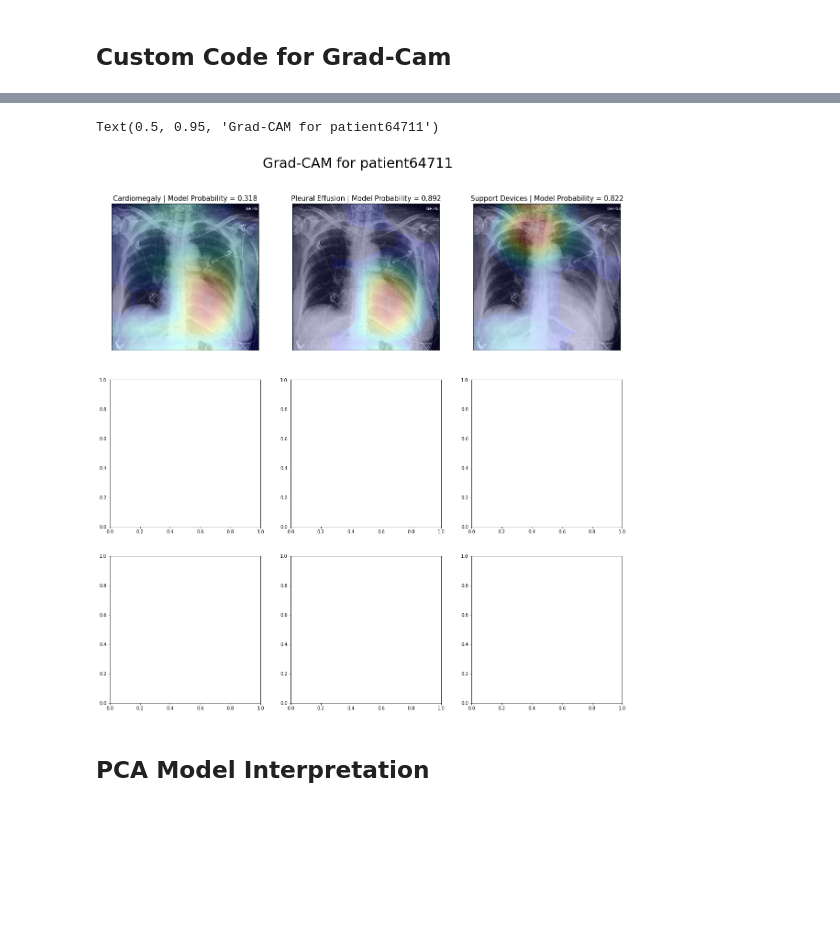
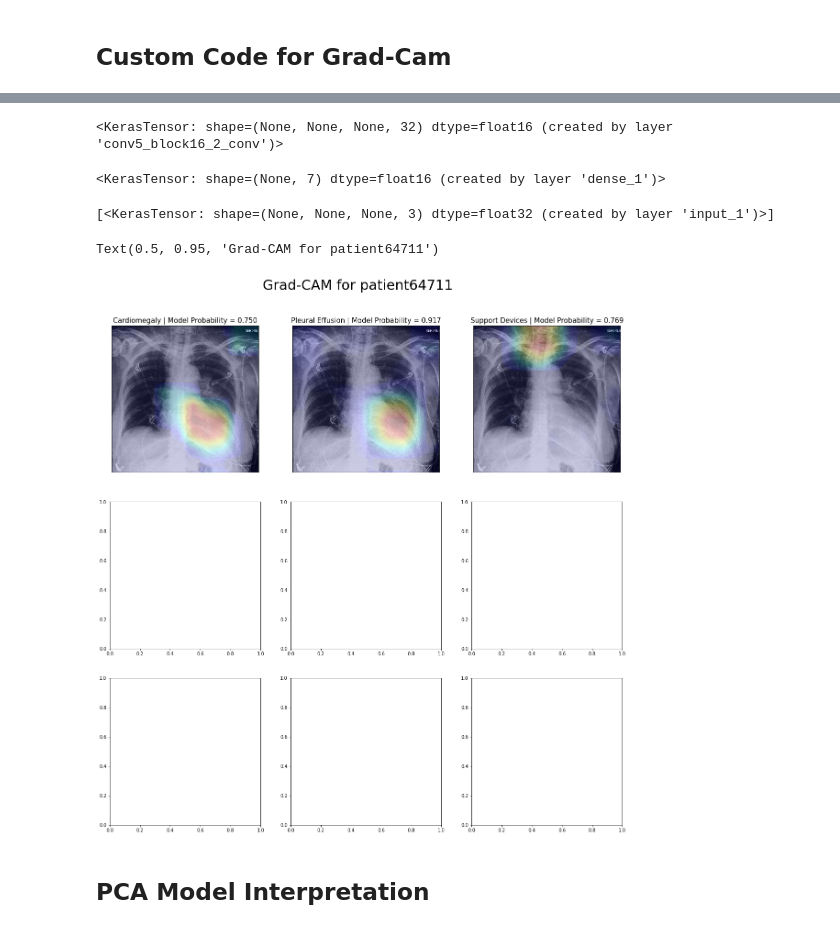
Before and after one commit to jiahui890/chexpert-aml, a Jupyter notebook: notebooks/Model Interpretation.ipynb, the cells around one changed output, grey strips where cells are left out. Saved outputs shown, nothing was run; the diff lists cells and outputs as text; code cells hidden in the pictures; blank space fills up the shorter version.

```diff
--- a/notebooks/Model Interpretation.ipynb
+++ b/notebooks/Model Interpretation.ipynb
@@ -133,6 +150,13 @@ tfds = tfds.batch(batch_size)
 
 #prefetch
 tfds = tfds.prefetch(tf.data.AUTOTUNE)
+# %%
+y_test_multi = []
+for x, test_label in tfds:
+    for item in test_label:
+        y_test_multi.append(item.numpy())
+
+y_test_multi = np.array(y_test_multi)
 # %% [markdown]
 ## Model Prediction
 # %%
@@ -155,0 +354,34 @@ Support Devices: 82.177734375 % 1.0
+# %%
+fig = plt.figure(figsize=(15, 10))
+medical_labels = ['Atelectasis', 'Cardiomegaly', 'Consolidation', 'Edema', 'Pleural Effusion', 'No Finding', 'Support Devices']
+for idx, label in enumerate(return_labels):
+    if label in medical_labels:
+        if process_cnn:
+            y_test = y_test_multi[:, idx]
+            y_pred = y_pred_multi[:, idx]
+        else:
+            y_test = y_test_multi[label]
+            y_pred = y_pred_multi[idx, :, 1]
+            #y_pred_label = y_pred_labels[:, idx]
+        y_pred_label = np.zeros(shape=y_pred.shape)
+        auc = roc_auc_score(y_true=y_test, y_score=y_pred)
+        precision, recall, pr_threshold = precision_recall_curve(y_true=y_test, probas_pred=y_pred)
+        fpr, tpr, thresholds = roc_curve(y_true=y_test, y_score=y_pred)
+        gmeans = np.sqrt(tpr * (1 - fpr))
+        # locate the index of the largest g-mean
+        ix = np.argmax(gmeans)
+        # assign the prob above threshold to be label 1
+        cutoff = thresholds[ix]
+        y_pred_label[y_pred >= cutoff] = 1
+        #calc accuracy and f1-score
+        accuracy_dummy = accuracy_score(y_true=y_test, y_pred=np.ones(shape=y_pred.shape))
+        accuracy = accuracy_score(y_true=y_test, y_pred=y_pred_label)
+        f1 = f1_score(y_true=y_test, y_pred=y_pred_label)
+        f1_dummy = f1_score(y_true=y_test, y_pred=np.ones(shape=y_pred.shape))
+        ax = fig.add_subplot()
+        ax.plot(fpr, tpr, label=f"{label}: %.3f " % (auc))
+        ax.legend(fontsize=15, loc='lower right')
+        ax.tick_params(labelsize=15)
+        ax.set_title(f"ROC curve for DenseNet121 (gradual transfer, random uncertain label)", fontsize=20)
+        ax.set_xlabel("False Positive Rate", fontsize=15)
+        ax.set_ylabel("True Positive Rate", fontsize=15)
@@ -233,6 +487,18 @@ model.inputs
+# %%
+model.layers[2].get_layer(last_conv_layer_name).output
+# %% [output]
+<KerasTensor: shape=(None, None, None, 32) dtype=float16 (created by layer 'conv5_block16_2_conv')>
+# %%
+model.layers[-2].output
+# %% [output]
+<KerasTensor: shape=(None, 7) dtype=float16 (created by layer 'dense_1')>
+# %%
+model.layers[2].inputs
+# %% [output]
+[<KerasTensor: shape=(None, None, None, 3) dtype=float32 (created by layer 'input_1')>]
 # %%
 grad_model = tf.keras.models.Model(
-    model.inputs, [model.get_layer(last_conv_layer_name).output, model.layers[-2].output]
+    [model.inputs], [model.get_layer('global_average_pooling2d').input, model.layers[-2].output]
 )
 # %%
 list_heatmap = []
@@ -255,31 +521,31 @@ for idx, label in enumerate(return_labels):
 # %%
 row, col = 3, 3
 alpha = 0.2
 extent = 0, image_cnn.shape[1], 0, image_cnn.shape[1]
 fig, axes = plt.subplots(3, 3, figsize=(20,20))
 for i in range(len(list_heatmap)):
 
     r = i // row
     c = i % col
     # Rescale heatmap to a range 0-255
     heatmap_resize = resize(list_heatmap[i], output_shape=(image_cnn.shape[1], image_cnn.shape[0]))
-    heatmap_resize[np.where(heatmap_resize < 0.1)] = np.nan
+    heatmap_resize[np.where(heatmap_resize < 0.01)] = np.nan
     heatmap_gaussian = np.uint8(255 * gaussian(heatmap_resize, sigma=3))
 
     my_cmap = plt.cm.jet
 
     _ = axes[r][c].imshow(image_cnn, cmap='gray', vmin=0, vmax=255, extent=extent)
     _ = axes[r][c].imshow(heatmap_gaussian, cmap=my_cmap, vmin=0, vmax=255,
                           alpha=alpha, extent=extent, interpolation='none')
     axes[r][c].set_xticks(())
     axes[r][c].set_yticks(())
     label, prob = list_to_plot[i]
     axes[r][c].set_title(f"{label} | Model Probability = %.3f" % (prob), fontsize=15)
 
 plt.figtext(0.5, 0.95, f'Grad-CAM for {patient}', ha='center', va='top', fontsize=30)
 # %% [output]
 Text(0.5, 0.95, 'Grad-CAM for patient64711')
-[figure, old version]
+[figure, new version]
 # %% [markdown]
 ## PCA Model Interpretation
 # %%
```
Also changed, not shown: parts of 23 cells of this notebook, 4 other files.
